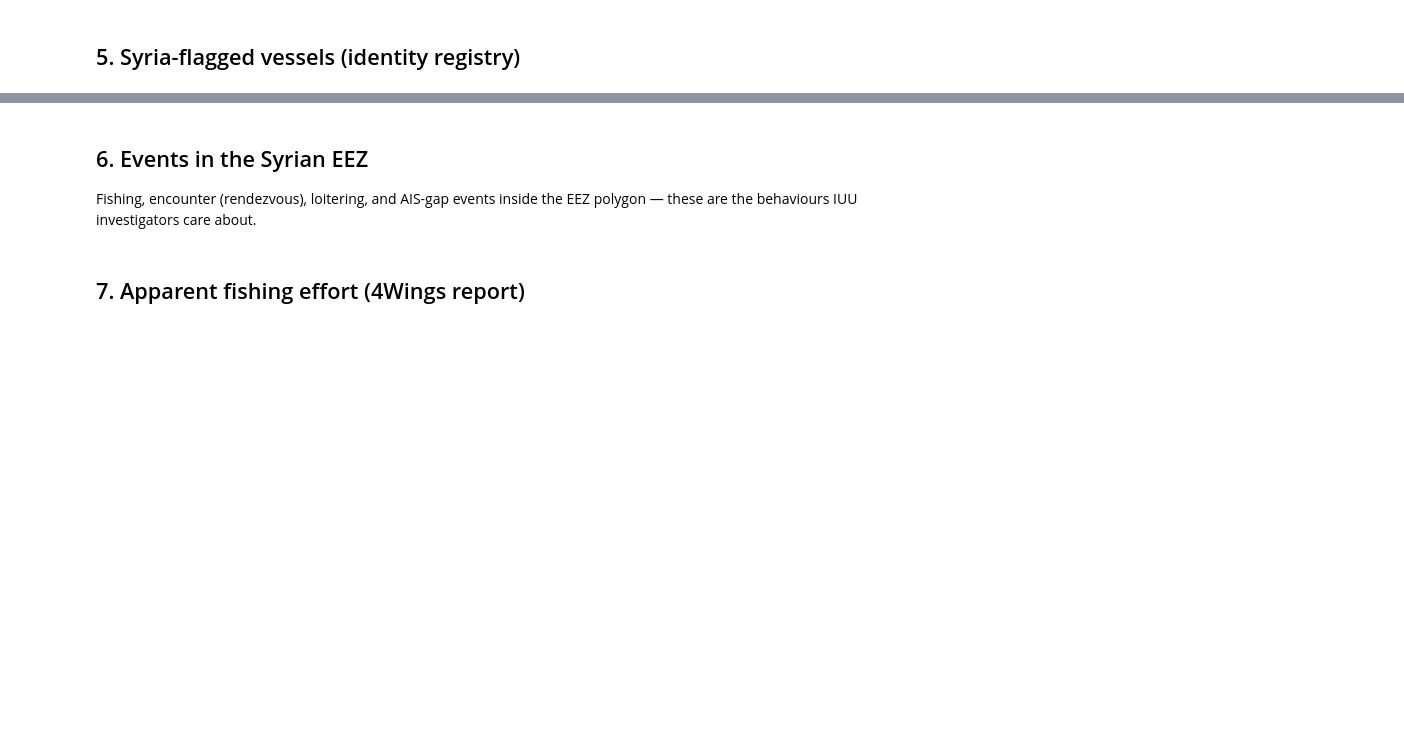
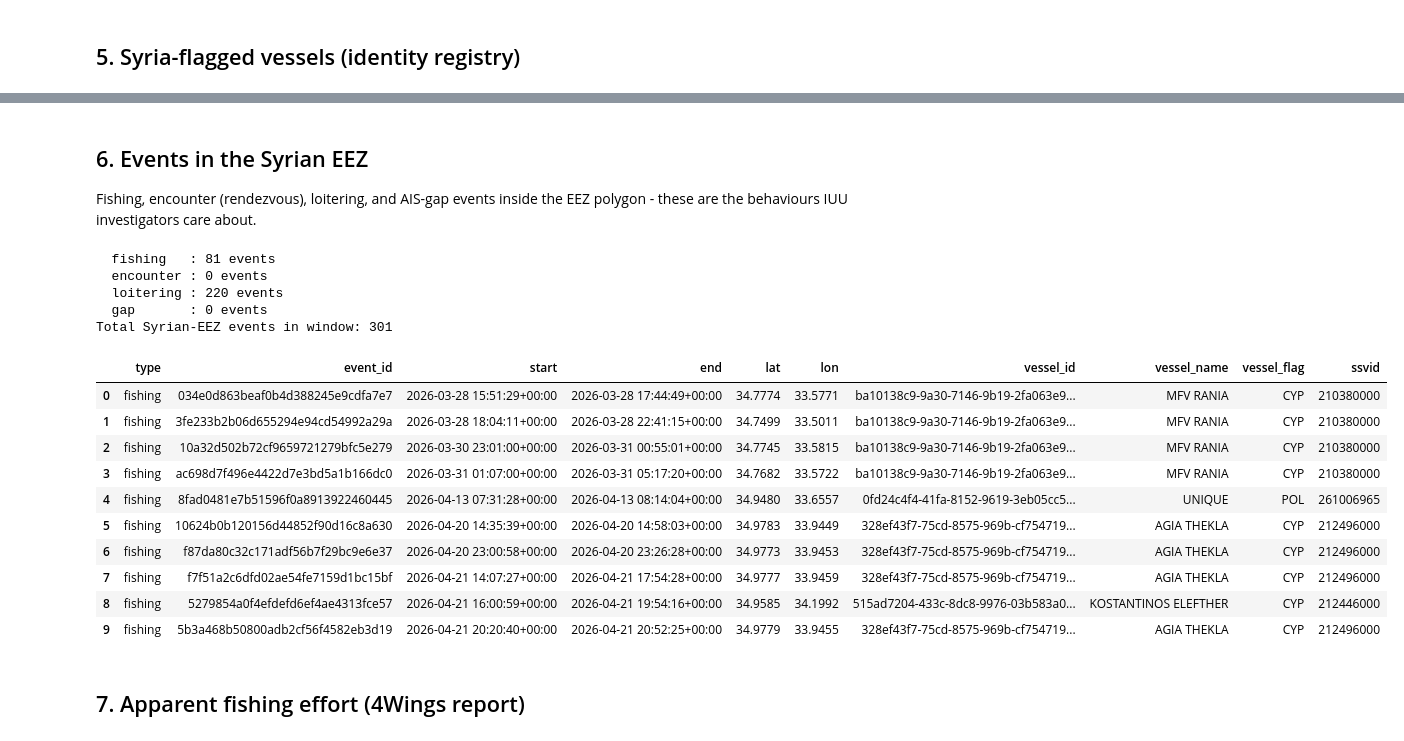
Before and after one commit to orarr2/Vessel-finder-and-anomaly-detection-with-GFW-in-Syria, a Jupyter notebook: vessel_anomaly_detection.ipynb, the cells around one changed output, grey strips where cells are left out. Saved outputs shown, nothing was run; the diff lists cells and outputs as text; code cells hidden in the pictures; blank space fills up the shorter version.

```diff
--- a/vessel_anomaly_detection.ipynb
+++ b/vessel_anomaly_detection.ipynb
@@ -176,7 +201,7 @@ syria_vessels.head(10)
 # %% [markdown]
 ## 6. Events in the Syrian EEZ
 
-Fishing, encounter (rendezvous), loitering, and AIS-gap events inside the EEZ polygon — these are the behaviours IUU investigators care about.
+Fishing, encounter (rendezvous), loitering, and AIS-gap events inside the EEZ polygon - these are the behaviours IUU investigators care about.
 # %%
 EVENT_DATASETS = {
     "fishing":   "public-global-fishing-events:latest",
@@ -201,34 +226,51 @@ def gfw_events_in_region(dataset, start=DATE_START, end=DATE_END, limit=500):
     return entries
 
 def events_to_frame(entries, etype):
     rows = []
     for ev in entries:
         pos = ev.get("position") or {}; ves = ev.get("vessel") or {}
         rows.append({"type": etype, "event_id": ev.get("id"),
                      "start": ev.get("start"), "end": ev.get("end"),
                      "lat": pos.get("lat"), "lon": pos.get("lon"),
                      "vessel_id": ves.get("id"), "vessel_name": ves.get("name"),
                      "vessel_flag": ves.get("flag"), "ssvid": ves.get("ssvid")})
     return pd.DataFrame(rows)
 
 frames = []
 for etype, ds in EVENT_DATASETS.items():
     df = events_to_frame(gfw_events_in_region(ds), etype)
     print(f"  {etype:10s}: {len(df)} events")
     frames.append(df)
 syria_events = pd.concat(frames, ignore_index=True) if frames else pd.DataFrame()
 print(f"Total Syrian-EEZ events in window: {len(syria_events)}")
 
 if len(syria_events) == 0:
     raise RuntimeError(
         f"No events found in the Syrian EEZ for {DATE_START}..{DATE_END}. GFW event data "
-        "lags real time — increase LOOKBACK_DAYS (e.g. 180 or 365) and re-run. "
+        "lags real time - increase LOOKBACK_DAYS (e.g. 180 or 365) and re-run. "
         "This notebook needs real events to continue (no demo mode)."
     )
 
 syria_events["start"] = pd.to_datetime(syria_events["start"], utc=True, errors="coerce")
 syria_events["end"]   = pd.to_datetime(syria_events["end"],   utc=True, errors="coerce")
 syria_events.head(10)
+# %% [output]
+  fishing   : 81 events
+  encounter : 0 events
+  loitering : 220 events
+  gap       : 0 events
+Total Syrian-EEZ events in window: 301
+|  | type | event_id | start | end | lat | lon | vessel_id | vessel_name | vessel_flag | ssvid |
+| 0 | fishing | 034e0d863beaf0b4d388245e9cdfa7e7 | 2026-03-28 15:51:29+00:00 | 2026-03-28 17:44:49+00:00 | 34.7774 | 33.5771 | ba10138c9-9a30-7146-9b19-2fa063e9... | MFV RANIA | CYP | 210380000 |
+| 1 | fishing | 3fe233b2b06d655294e94cd54992a29a | 2026-03-28 18:04:11+00:00 | 2026-03-28 22:41:15+00:00 | 34.7499 | 33.5011 | ba10138c9-9a30-7146-9b19-2fa063e9... | MFV RANIA | CYP | 210380000 |
+| 2 | fishing | 10a32d502b72cf9659721279bfc5e279 | 2026-03-30 23:01:00+00:00 | 2026-03-31 00:55:01+00:00 | 34.7745 | 33.5815 | ba10138c9-9a30-7146-9b19-2fa063e9... | MFV RANIA | CYP | 210380000 |
+| 3 | fishing | ac698d7f496e4422d7e3bd5a1b166dc0 | 2026-03-31 01:07:00+00:00 | 2026-03-31 05:17:20+00:00 | 34.7682 | 33.5722 | ba10138c9-9a30-7146-9b19-2fa063e9... | MFV RANIA | CYP | 210380000 |
+| 4 | fishing | 8fad0481e7b51596f0a8913922460445 | 2026-04-13 07:31:28+00:00 | 2026-04-13 08:14:04+00:00 | 34.9480 | 33.6557 | 0fd24c4f4-41fa-8152-9619-3eb05cc5... | UNIQUE | POL | 261006965 |
+| 5 | fishing | 10624b0b120156d44852f90d16c8a630 | 2026-04-20 14:35:39+00:00 | 2026-04-20 14:58:03+00:00 | 34.9783 | 33.9449 | 328ef43f7-75cd-8575-969b-cf754719... | AGIA THEKLA | CYP | 212496000 |
+| 6 | fishing | f87da80c32c171adf56b7f29bc9e6e37 | 2026-04-20 23:00:58+00:00 | 2026-04-20 23:26:28+00:00 | 34.9773 | 33.9453 | 328ef43f7-75cd-8575-969b-cf754719... | AGIA THEKLA | CYP | 212496000 |
+| 7 | fishing | f7f51a2c6dfd02ae54fe7159d1bc15bf | 2026-04-21 14:07:27+00:00 | 2026-04-21 17:54:28+00:00 | 34.9777 | 33.9459 | 328ef43f7-75cd-8575-969b-cf754719... | AGIA THEKLA | CYP | 212496000 |
+| 8 | fishing | 5279854a0f4efdefd6ef4ae4313fce57 | 2026-04-21 16:00:59+00:00 | 2026-04-21 19:54:16+00:00 | 34.9585 | 34.1992 | 515ad7204-433c-8dc8-9976-03b583a0... | KOSTANTINOS ELEFTHER | CYP | 212446000 |
+| 9 | fishing | 5b3a468b50800adb2cf56f4582eb3d19 | 2026-04-21 20:20:40+00:00 | 2026-04-21 20:52:25+00:00 | 34.9779 | 33.9455 | 328ef43f7-75cd-8575-969b-cf754719... | AGIA THEKLA | CYP | 212496000 |
 # %% [markdown]
 ## 7. Apparent fishing effort (4Wings report)
 # %%
```
Also changed, not shown: parts of 33 cells of this notebook, 1 other file.
